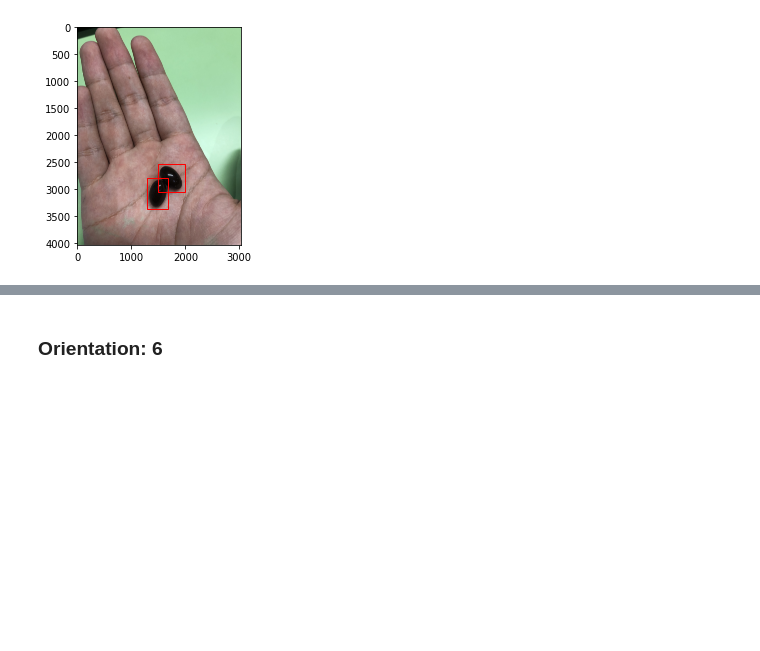
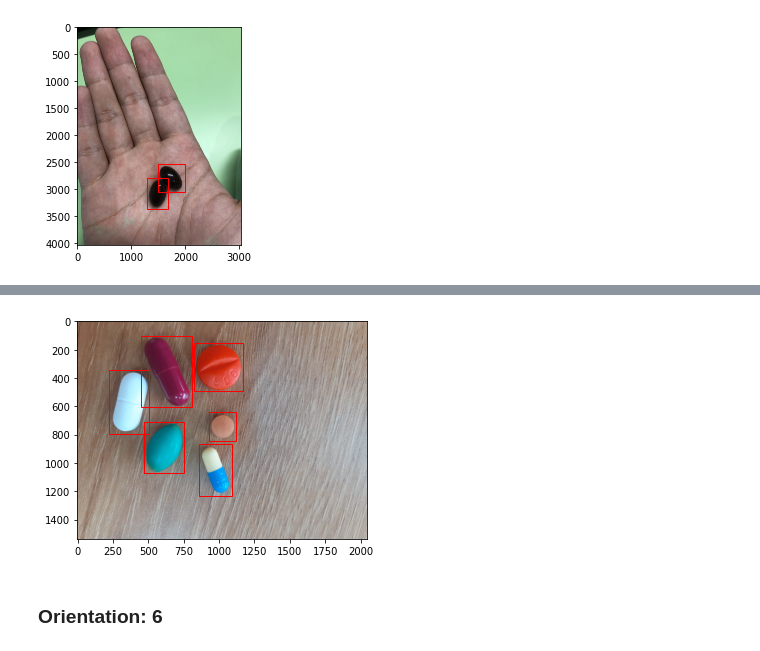
Before and after one commit to phamgialinhlx/pill-yolov7, a Jupyter notebook: tools/data_ana.ipynb, the cells around one changed output, grey strips where cells are left out. Drawn from its saved outputs; the diff is of its cells as text; code cells hidden in the pictures; blank space fills up the shorter version.

```diff
--- a/tools/data_ana.ipynb
+++ b/tools/data_ana.ipynb
@@ -218,3 +259,7 @@ HostComputer             : iPhone X
+# %%
+orientation1(exif_fix=True, img='VAIPE_P_229_5.jpg')
+# %% [output]
+[figure, added]
 # %% [markdown]
 ### Orientation: 6
 # %%
```
Also changed, not shown: parts of 2 cells of this notebook.
